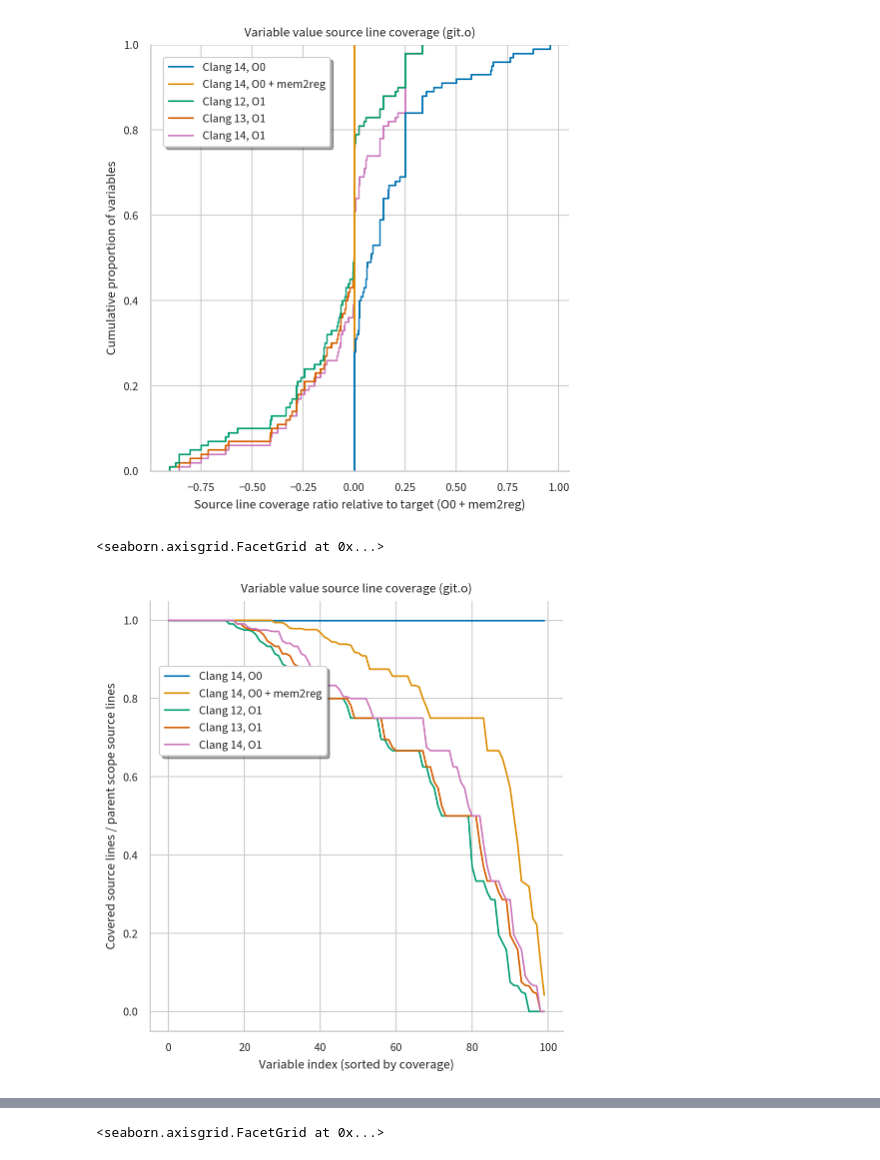
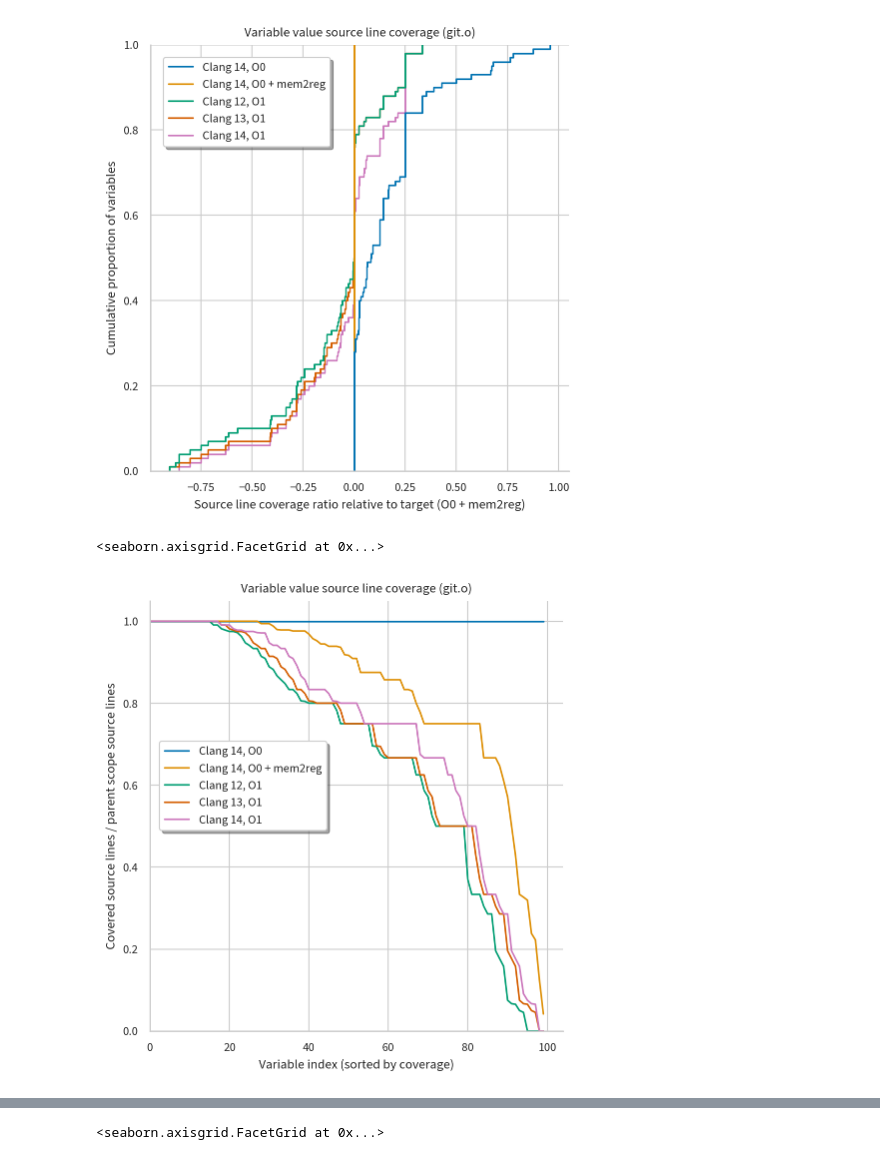
Before and after one commit to jryans/debug-info-metrics-artifact, a Jupyter notebook: data/git/file/git.o.ipynb, the cells around one changed output, grey strips where cells are left out. Drawn from its saved outputs; the diff is of its cells as text; code cells hidden in the pictures.

Commit message:
Set plot minimum bounds to (0, 0)

```diff
--- a/data/git/file/git.o.ipynb
+++ b/data/git/file/git.o.ipynb
@@ -65,30 +65,32 @@ g.set(
 # %%
 df = pd.read_csv("git.o-distribution.csv")
 df["Order"] = df.sort_values(by="CL / SL", ascending=False).groupby("Variant").cumcount()
 df = df[df["Variant"].str.contains("O[01]")]
 g = sns.relplot(
   df,
   x="Order",
   y="CL / SL",
   hue="Variant",
   kind="line",
 )
 sns.move_legend(
   g,
   "center left",
-  bbox_to_anchor=(0.125, 0.75),
+  bbox_to_anchor=(0.125, 0.60),
   frameon=True,
   shadow=True,
   title=None,
 )
 g.set(
   title="Variable value source line coverage (git.o)",
+  xlabel="Variable index (sorted by coverage)",
+  xbound=(0, None),
   ylabel="Covered source lines / parent scope source lines",
-  xlabel="Variable index (sorted by coverage)",
+  ybound=(0, None),
 )
 # %% [output]
 <seaborn.axisgrid.FacetGrid at 0x...>
-[figure, old version]
+[figure, new version]
 # %%
 df = pd.read_csv("git.o-distribution.csv")
 df["Order"] = df.sort_values(by="CL / SL", ascending=False).groupby("Variant").cumcount()
```
Also changed, not shown: parts of 1 cell of this notebook, 2 other files.
